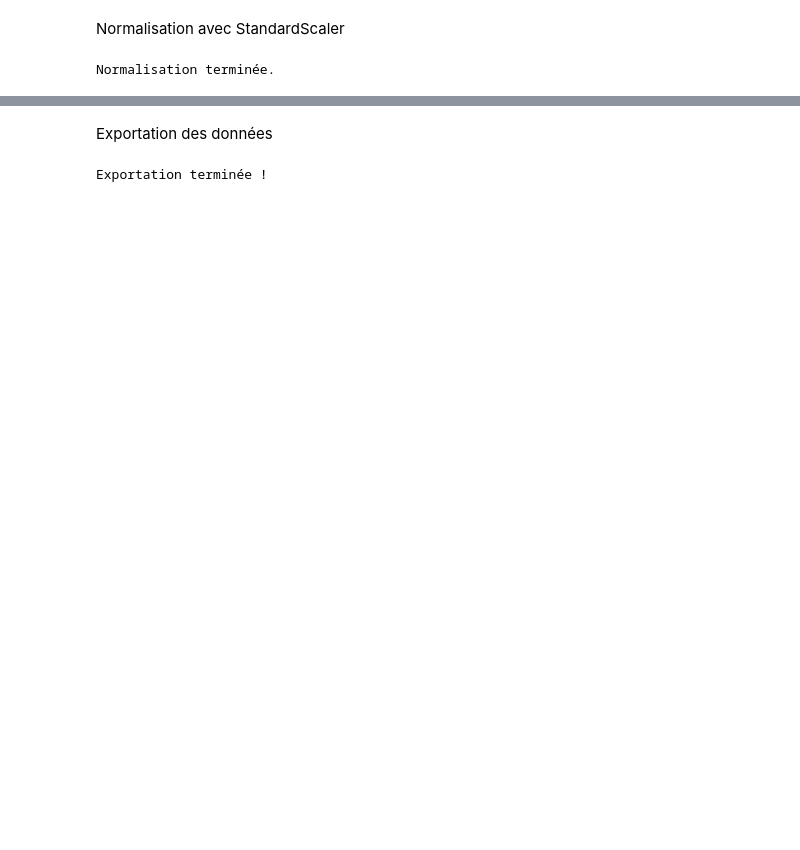
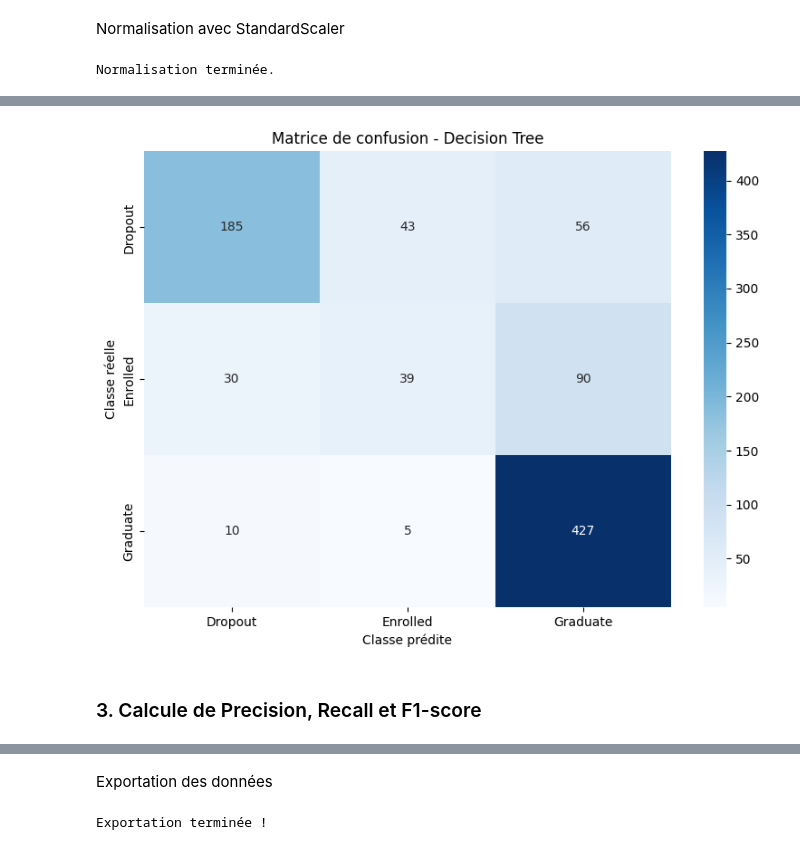
Before and after one commit to nourmiyy03/Student_Dropout_Project_ML, a Jupyter notebook: notebooks/01_exploration_pretraitement.ipynb, the cells around one changed output, grey strips where cells are left out. Saved outputs shown, nothing was run; the diff lists cells and outputs as text; code cells hidden in the pictures; blank space fills up the shorter version.

Commit message:
decision tree added

```diff
--- a/notebooks/01_exploration_pretraitement.ipynb
+++ b/notebooks/01_exploration_pretraitement.ipynb
@@ -918,0 +871,3 @@ TOP 10 VARIABLES
+# %%
+def majority_class(y):
+    return y.value_counts().idxmax()
@@ -918,0 +1032,10 @@ TOP 10 VARIABLES
+# %%
+# Prédiction sur les données de test
+y_pred = predict(decision_tree, X_test_tree)
+
+# Affichage des premières prédictions
+print("Premières prédictions :")
+print(y_pred.head(10))
+
+print("\nClasses réelles :")
+print(y_test_tree.head(10))
@@ -918,0 +1098,15 @@ TOP 10 VARIABLES
+# %%
+# Définition de l'ordre des classes
+classes = ["Dropout", "Enrolled", "Graduate"]
+
+# Construction de la matrice de confusion
+confusion_matrix = pd.crosstab(
+    y_test_tree,
+    y_pred,
+    rownames=["Classe réelle"],
+    colnames=["Classe prédite"],
+    dropna=False
+).reindex(index=classes, columns=classes, fill_value=0)
+
+print("Matrice de confusion :")
+display(confusion_matrix)
@@ -918,0 +1120,21 @@ TOP 10 VARIABLES
+# %%
+# Visualisation de la matrice de confusion
+plt.figure(figsize=(8, 6))
+
+sns.heatmap(
+    confusion_matrix,
+    annot=True,
+    fmt="d",
+    cmap="Blues"
+)
+
+plt.title("Matrice de confusion - Decision Tree")
+plt.xlabel("Classe prédite")
+plt.ylabel("Classe réelle")
+
+plt.tight_layout()
+plt.show()
+# %% [output]
+[figure, added]
+# %% [markdown]
+### 3. Calcule de Precision, Recall et F1-score
```
Also changed, not shown: parts of 127 cells of this notebook, 4 other files.
